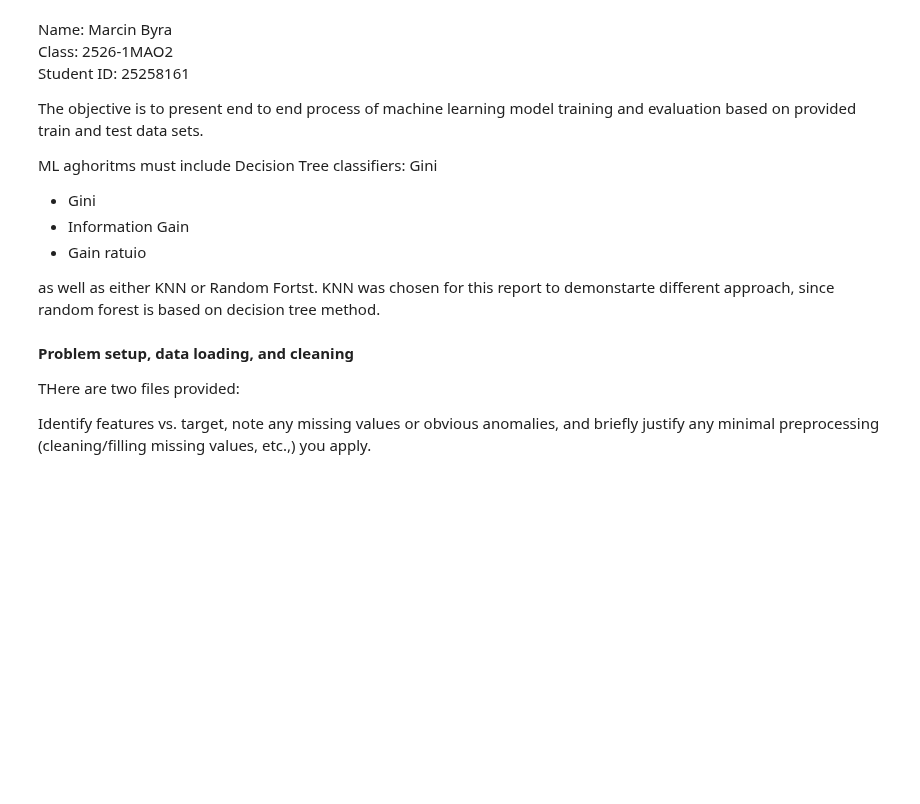
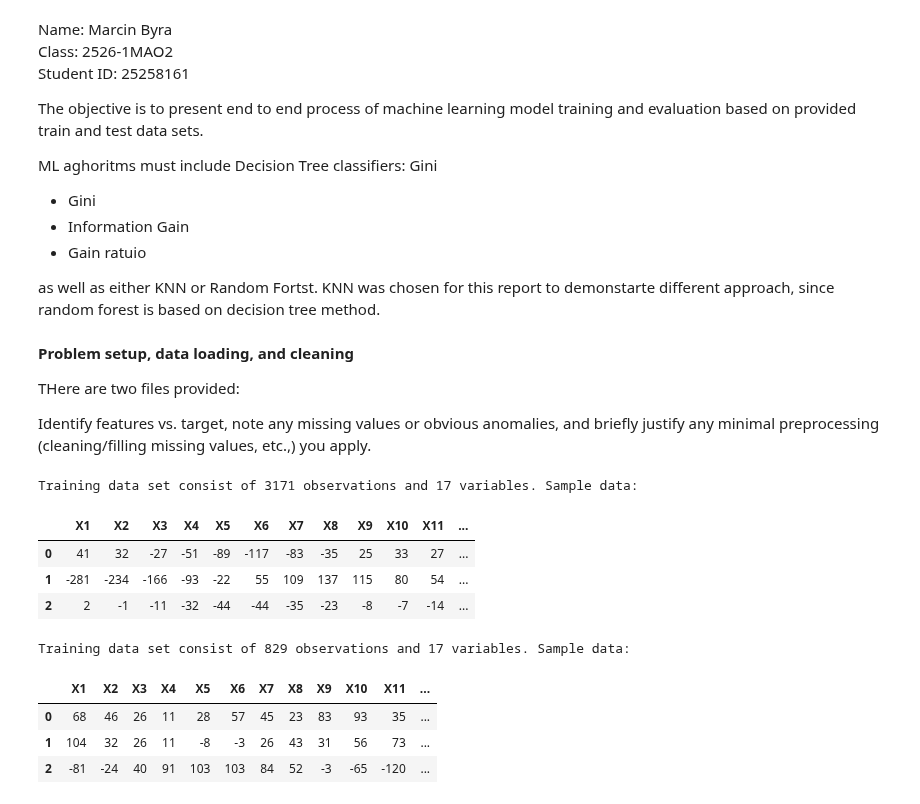
Before and after one commit to komisarzGiT/gai, a Jupyter notebook: GUNI_ML_assignment1.ipynb, the cells around one changed output. Drawn from its saved outputs; the diff is of its cells as text; code cells hidden in the pictures; blank space fills up the shorter version.

```diff
--- a/GUNI_ML_assignment1.ipynb
+++ b/GUNI_ML_assignment1.ipynb
@@ -24,4 +30,29 @@ Identify features vs. target, note any missing values or obvious anomalies, and
 # %%
 #two files are provided containing respecively train and test data sets
 train_data = 'https://raw.githubusercontent.com/komisarzGiT/gai/refs/heads/main/GU_ML01/Assignment1/EEG_Train_Binary.csv'
 test_data = 'https://raw.githubusercontent.com/komisarzGiT/gai/refs/heads/main/GU_ML01/Assignment1/EEG_Test_Binary.csv'
+
+df_train = pd.read_csv(train_data)
+df_test = pd.read_csv(test_data)
+
+train_rows, train_columns = df_train.shape
+print(f"Training data set consist of {train_rows} observations and {train_columns} variables. Sample data:")
+display(df_train.head(3))
+
+test_rows, test_columns = df_test.shape
+print(f"\nTraining data set consist of {test_rows} observations and {test_columns} variables. Sample data:")
+display(df_test.head(3))
+
+#check for missing vlues
+df_train.isnull().sum())
+# %% [output]
+Training data set consist of 3171 observations and 17 variables. Sample data:
+|  | X1 | X2 | X3 | X4 | X5 | X6 | X7 | X8 | X9 | X10 | X11 | ... |
+| 0 | 41 | 32 | -27 | -51 | -89 | -117 | -83 | -35 | 25 | 33 | 27 | ... |
+| 1 | -281 | -234 | -166 | -93 | -22 | 55 | 109 | 137 | 115 | 80 | 54 | ... |
+| 2 | 2 | -1 | -11 | -32 | -44 | -44 | -35 | -23 | -8 | -7 | -14 | ... |
+Training data set consist of 829 observations and 17 variables. Sample data:
+|  | X1 | X2 | X3 | X4 | X5 | X6 | X7 | X8 | X9 | X10 | X11 | ... |
+| 0 | 68 | 46 | 26 | 11 | 28 | 57 | 45 | 23 | 83 | 93 | 35 | ... |
+| 1 | 104 | 32 | 26 | 11 | -8 | -3 | 26 | 43 | 31 | 56 | 73 | ... |
+| 2 | -81 | -24 | 40 | 91 | 103 | 103 | 84 | 52 | -3 | -65 | -120 | ... |
```
Also changed, not shown: parts of 1 cell of this notebook.
